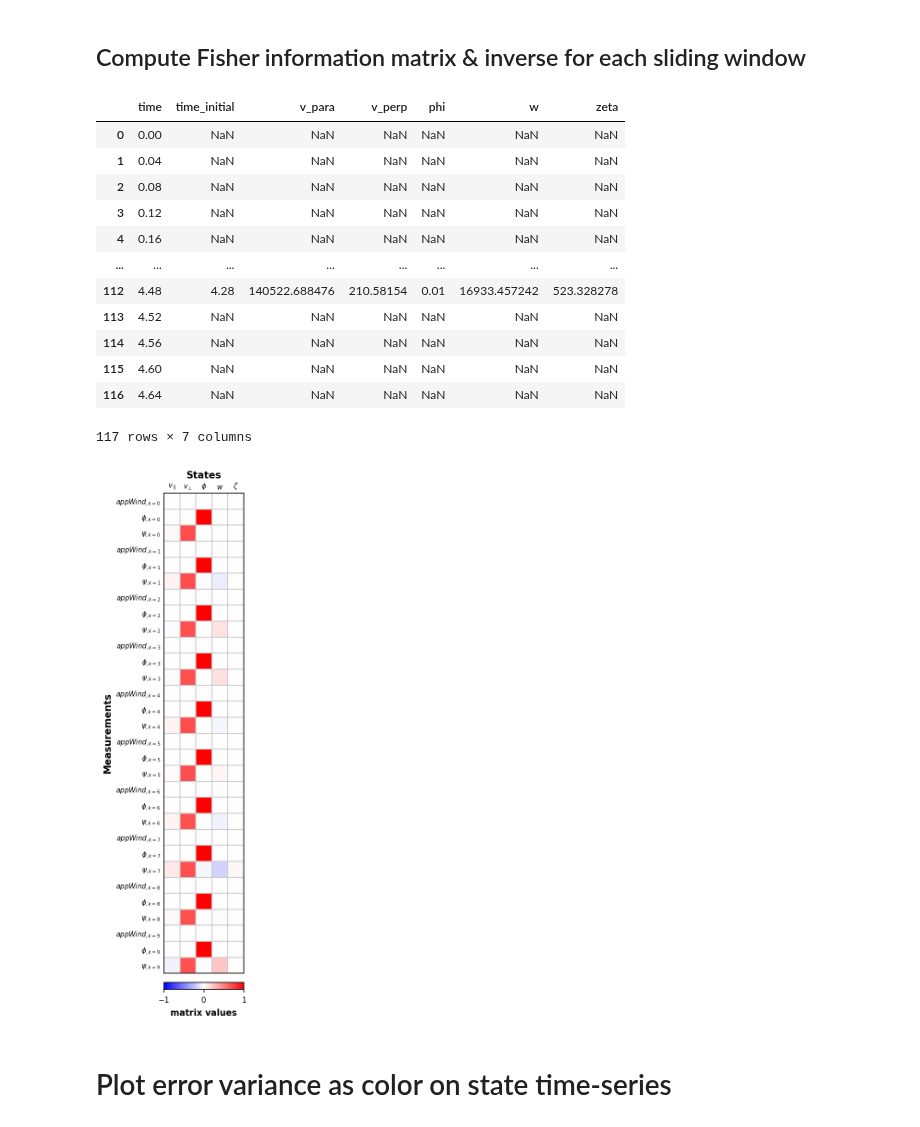
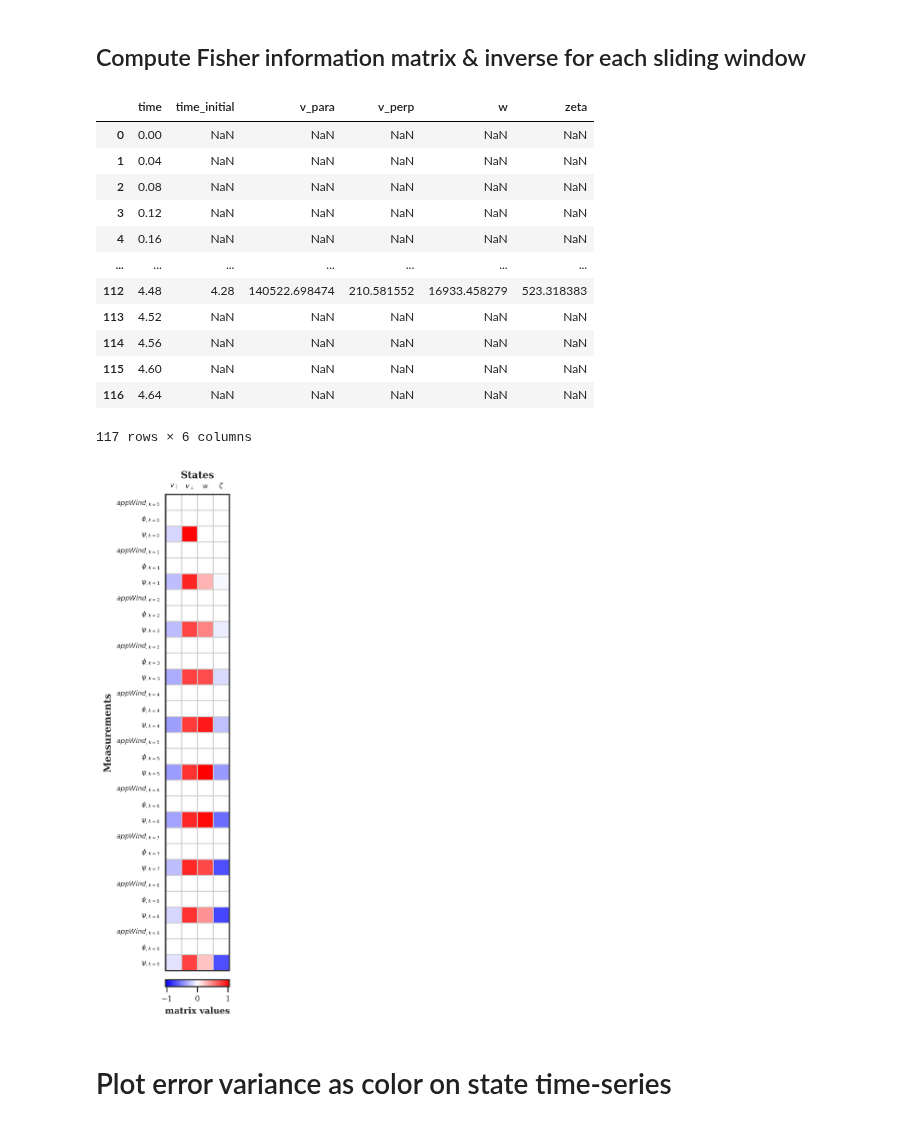
Before and after one commit to lolrenceH/pybounds, a Jupyter notebook: examples/observability_analysis.ipynb, the cells around one changed output. Saved outputs shown, nothing was run; the diff lists cells and outputs as text; code cells hidden in the pictures.

```diff
--- a/examples/observability_analysis.ipynb
+++ b/examples/observability_analysis.ipynb
@@ -288,14 +265,41 @@ u_sim shapes (117,) (117,) (117,)
 import tamagotchi.eval.log_analysis as log_analysis
 number_of_eps = 240 # pull all episodes
 dataset = 'constantx5b5'
-eval_folder = 'eval'
+exp_folder = 'eval'
 model_fname = '/src/data/wind_sensing/apparent_wind_visual_feedback/sw_dist_logstep_wind_0.001_debug_yes_vec_norm_train_actor_std/weights/plume_14421_37e2cd4be4c96943d0341849b40f81eb.pt'
-traj_df_stacked = log_analysis.get_eval_dfs_and_stack_them(model_fname, dataset, number_of_eps, exp_dir=eval_folder, # full_model_dir = args.model_dir,
-                                                           oob_only=False,
-                                                           balanced=False,
-                                                           verbose=True)
+# traj_df_stacked = log_analysis.get_eval_dfs_and_stack_them(model_fname, dataset, number_of_eps, exp_dir=exp_folder, # full_model_dir = args.model_dir,
+#                                                            oob_only=False,
+#                                                            balanced=False,
+#                                                            verbose=True) # this uses get_traj_tmp
+
+# based on open_loop_perturbation.py
+eval_folder = model_fname.replace('weights', exp_folder).replace('.pt', '/')
+selected_df = log_analysis.get_selected_df(eval_folder, [dataset],
+                                        n_episodes_home=240,
+                                        n_episodes_other=240,
+                                        balanced=False,
+                                        oob_only=False,
+                                        verbose=True)
+
+# traj_df_stacked2, stacked_neural_activity = log_analysis.get_traj_and_activity_and_stack_them(selected_df,
+traj_df_stacked, stacked_neural_activity = log_analysis.get_traj_and_activity_and_stack_them(selected_df,
+                                                                                            obtain_neural_activity = True,
+                                                                                            obtain_traj_df = True,
+                                                                                            get_traj_tmp = True,
+                                                                                            extended_metadata = True) # get_traj_tmp
+
+# twp methods of getting traj are not equivalent - get_eval_dfs_and_stack_them has loc_x/y_dot
+    # get_traj_and_activity_and_stack_them has tidx
+    # the columns used for simulator are identical
+# cols1 = traj_df_stacked.columns
+# cols2 = traj_df_stacked_2.columns
+# unique_cols1 = [col for col in cols1 if col not in cols2]
+# unique_cols2 = [col for col in cols2 if col not in cols1]
+# print('unique_cols1', unique_cols1)
+# print('unique_cols2', unique_cols2)
 
 epoch_traj_df = traj_df_stacked[traj_df_stacked['ep_idx'] == 0]
+latent_activity = stacked_neural_activity[epoch_traj_df.index]
 # %% [output]
 Found                       idx  ep_length  log
 dataset      outcome
@@ -526,7 +413,7 @@ w = 10  # window size, set to None to use entire time-series as one window
 # %%
 # Construct O in sliding windows
 st = time.time()
-SEOM = SlidingEmpiricalObservabilityMatrix(simulator, t_sim, x_sim, u_sim, w=w, eps=1e-4)
+SEOM = SlidingEmpiricalObservabilityMatrix(simulator, t_sim, x_sim, u_sim, w=w, eps=1e-6)
 et = time.time()
 print('elapsed time:', et-st)
 # %% [output]
@@ -604,7 +491,7 @@ o_states = [
                 # 'y',  # y position [m]
                 'v_para',  # parallel ground velocity [m/s]
                 'v_perp',  # perpendicular ground velocity [m/s]
-                'phi', # heading [rad]
+                # 'phi', # heading [rad]
                 'w',  # ambient wind speed [m/s]
                 'zeta',  # ambient wind angle [rad]
                 ]
@@ -623,25 +510,25 @@ EV_aligned = SFO.get_minimum_error_variance()
 # %%
 EV_aligned
 # %% [output]
-|  | time | time_initial | v_para | v_perp | phi | w | zeta |
-| 0 | 0.00 | NaN | NaN | NaN | NaN | NaN | NaN |
-| 1 | 0.04 | NaN | NaN | NaN | NaN | NaN | NaN |
-| 2 | 0.08 | NaN | NaN | NaN | NaN | NaN | NaN |
-| 3 | 0.12 | NaN | NaN | NaN | NaN | NaN | NaN |
-| 4 | 0.16 | NaN | NaN | NaN | NaN | NaN | NaN |
-| ... | ... | ... | ... | ... | ... | ... | ... |
-| 112 | 4.48 | 4.28 | 140522.688476 | 210.58154 | 0.01 | 16933.457242 | 523.328278 |
-| 113 | 4.52 | NaN | NaN | NaN | NaN | NaN | NaN |
-| 114 | 4.56 | NaN | NaN | NaN | NaN | NaN | NaN |
-| 115 | 4.60 | NaN | NaN | NaN | NaN | NaN | NaN |
-| 116 | 4.64 | NaN | NaN | NaN | NaN | NaN | NaN |
+|  | time | time_initial | v_para | v_perp | w | zeta |
+| 0 | 0.00 | NaN | NaN | NaN | NaN | NaN |
+| 1 | 0.04 | NaN | NaN | NaN | NaN | NaN |
+| 2 | 0.08 | NaN | NaN | NaN | NaN | NaN |
+| 3 | 0.12 | NaN | NaN | NaN | NaN | NaN |
+| 4 | 0.16 | NaN | NaN | NaN | NaN | NaN |
+| ... | ... | ... | ... | ... | ... | ... |
+| 112 | 4.48 | 4.28 | 140522.698474 | 210.581552 | 16933.458279 | 523.318383 |
+| 113 | 4.52 | NaN | NaN | NaN | NaN | NaN |
+| 114 | 4.56 | NaN | NaN | NaN | NaN | NaN |
+| 115 | 4.60 | NaN | NaN | NaN | NaN | NaN |
+| 116 | 4.64 | NaN | NaN | NaN | NaN | NaN |
-117 rows × 7 columns
+117 rows × 6 columns
 # %%
 # Visualize observability matrix subset
-OI = ObservabilityMatrixImage(SFO.FO[-1].O)
+OI = ObservabilityMatrixImage(SFO.FO[0].O)
 OI.plot()
 # %% [output]
-[figure, old version]
+[figure, new version]
 # %% [markdown]
 # Plot error variance as color on state time-series
 # %%
```
Also changed, not shown: parts of 22 cells of this notebook.
